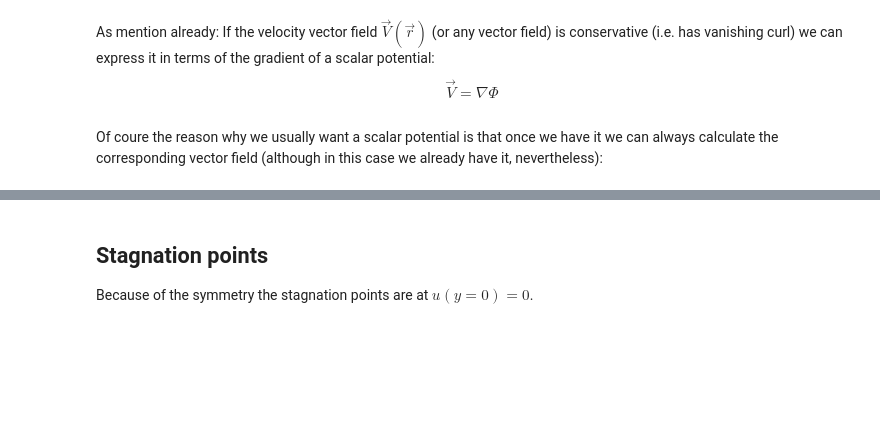
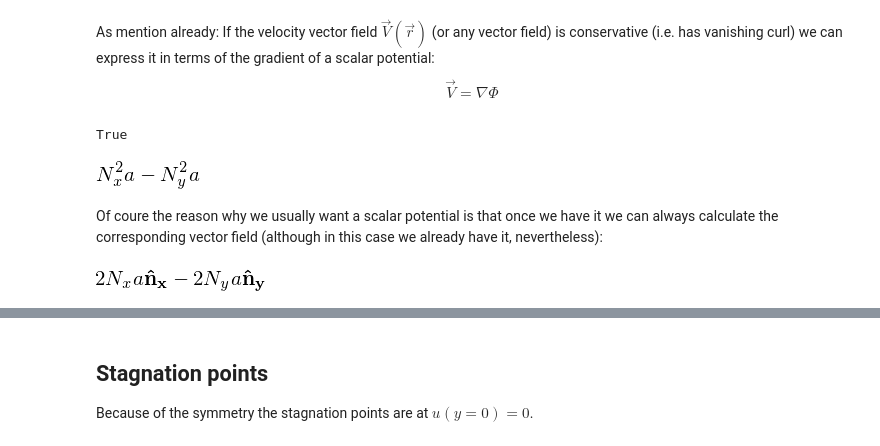
Before and after one commit to emkiley/physmath248_pilot, a Jupyter notebook: examples/VectorFieldsIdealFlowSympy.ipynb, the cells around one changed output, grey strips where cells are left out. Drawn from its saved outputs; the diff is of its cells as text; code cells hidden in the pictures; blank space fills up the shorter version.

```diff
--- a/examples/VectorFieldsIdealFlowSympy.ipynb
+++ b/examples/VectorFieldsIdealFlowSympy.ipynb
@@ -32,4 +78,17 @@ with the vector field
 # %% [markdown]
 As mention already: If the velocity vector field $\vec V(\vec r)$ (or any vector field) is conservative (i.e. has vanishing curl) we can express it in terms of the gradient of a scalar potential: $$\vec V =\nabla \Phi$$
+# %%
+sp.physics.vector.is_conservative(V)
+# %% [output]
+True
+# %%
+Phi = sp.physics.vector.scalar_potential(V,N)
+Phi
+# %% [output]
+[figure, added]
 # %% [markdown]
 Of coure the reason why we usually want a scalar potential is that once we have it we can always calculate the corresponding vector field (although in this case we already have it, nevertheless):
+# %%
+sp.physics.vector.gradient(Phi,N)
+# %% [output]
+[figure, added]
```
Also changed, not shown: parts of 23 cells of this notebook, 1 other file.
